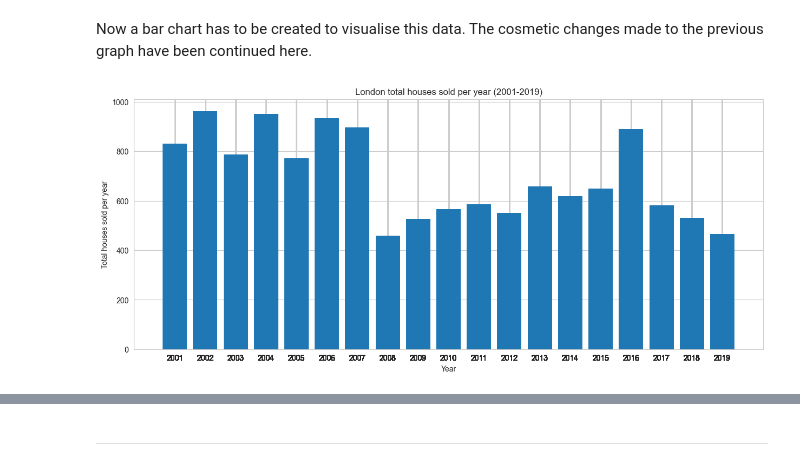
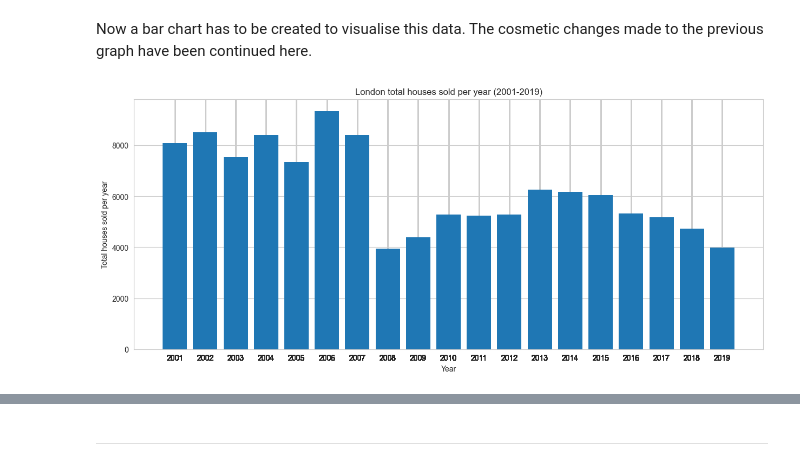
Before and after one commit to naqashb7/london_housing_analysis_project, a Jupyter notebook: jupyter_notebooks/Visualisations.ipynb, the cells around one changed output, grey strips where cells are left out. Drawn from its saved outputs; the diff is of its cells as text; code cells hidden in the pictures.

```diff
--- a/jupyter_notebooks/Visualisations.ipynb
+++ b/jupyter_notebooks/Visualisations.ipynb
@@ -108,15 +108,15 @@ houses_sold_per_year = clean_london_housing_data_df.groupby(["area","year"])["ho
 Now a bar chart has to be created to visualise this data. The cosmetic changes made to the previous graph have been continued here.
 # %%
 plt.figure(figsize=(15,6))
-plt.bar(clean_london_housing_data_df["year"], clean_london_housing_data_df["houses_sold"], edgecolor = "none")
+plt.bar(houses_sold_per_year["year"], houses_sold_per_year["houses_sold"], edgecolor = "none")
 plt.xticks(
     clean_london_housing_data_df["year"],
     clean_london_housing_data_df["year"].astype(str)
 )
 
 plt.xlabel("Year")
 plt.ylabel("Total houses sold per year")
 plt.title("London total houses sold per year (2001-2019)")
 plt.show()
 # %% [output]
-[figure, old version]
+[figure, new version]
```
Also changed, not shown: parts of 7 cells of this notebook.
